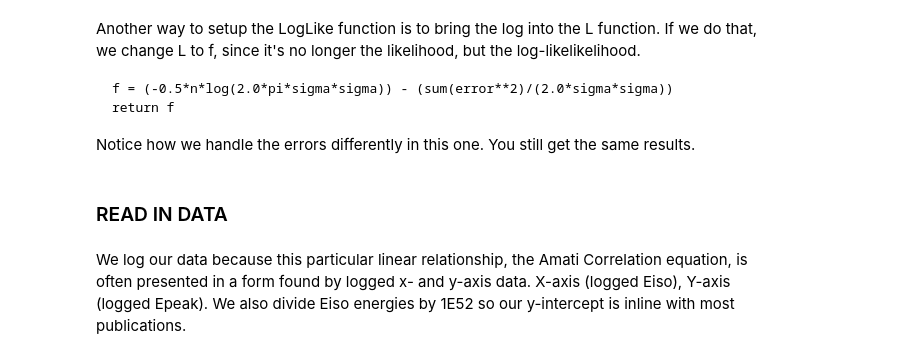
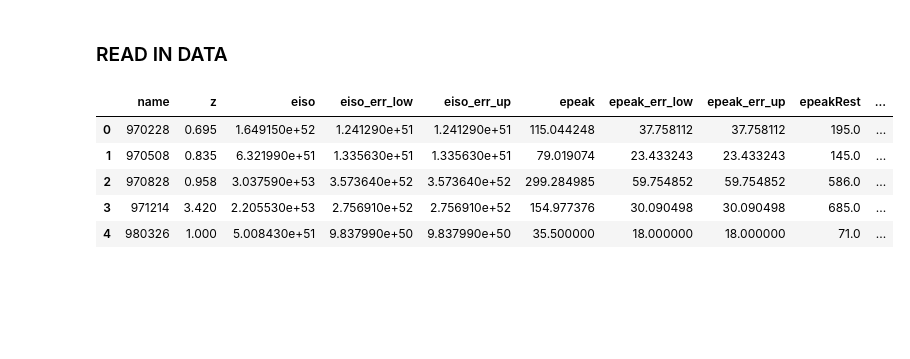
Before and after one commit to mtbk24/Research, a Jupyter notebook: MLE/mle_linear_regression.ipynb, the cells around one changed output. Saved outputs shown, nothing was run; the diff lists cells and outputs as text; code cells hidden in the pictures; blank space fills up the shorter version.

```diff
--- a/MLE/mle_linear_regression.ipynb
+++ b/MLE/mle_linear_regression.ipynb
@@ -112,14 +99,12 @@ def lnlike(theta, x, y, yerr):
-# %% [markdown]
-Another way to setup the LogLike function is to bring the log into the L function. If we do that, we change L to f, since it's no longer the likelihood, but the log-likelikelihood.
-
-    f = (-0.5*n*log(2.0*pi*sigma*sigma)) - (sum(error**2)/(2.0*sigma*sigma))
-    return f
-Notice how we handle the errors differently in this one. You still get the same results.
 # %% [markdown]
 ### READ IN DATA
-# %% [markdown]
-We log our data because this particular linear relationship, the Amati Correlation equation, is often presented in a form found by logged x- and y-axis data. X-axis (logged Eiso), Y-axis (logged Epeak). We also divide Eiso energies by 1E52 so our y-intercept is inline with most publications.
 # %%
-data  = pd.read_csv('/Users/KimiZ/GRBs2/Sample/AmatiDataSample.txt', sep=',', header=0)
-x     = log10(data.eiso/(1.0E52))
-y     = log10(data.epeakRest)
+df  = pd.read_csv('/Users/KimiZ/GRBs2/Sample/AmatiDataSample.txt', sep=',', header=0)
+df.head()
+# %% [output]
+|  | name | z | eiso | eiso_err_low | eiso_err_up | epeak | epeak_err_low | epeak_err_up | epeakRest | ... |
+| 0 | 970228 | 0.695 | 1.649150e+52 | 1.241290e+51 | 1.241290e+51 | 115.044248 | 37.758112 | 37.758112 | 195.0 | ... |
+| 1 | 970508 | 0.835 | 6.321990e+51 | 1.335630e+51 | 1.335630e+51 | 79.019074 | 23.433243 | 23.433243 | 145.0 | ... |
+| 2 | 970828 | 0.958 | 3.037590e+53 | 3.573640e+52 | 3.573640e+52 | 299.284985 | 59.754852 | 59.754852 | 586.0 | ... |
+| 3 | 971214 | 3.420 | 2.205530e+53 | 2.756910e+52 | 2.756910e+52 | 154.977376 | 30.090498 | 30.090498 | 685.0 | ... |
+| 4 | 980326 | 1.000 | 5.008430e+51 | 9.837990e+50 | 9.837990e+50 | 35.500000 | 18.000000 | 18.000000 | 71.0 | ... |
```
Also changed, not shown: parts of 37 cells of this notebook, 6 other files.
